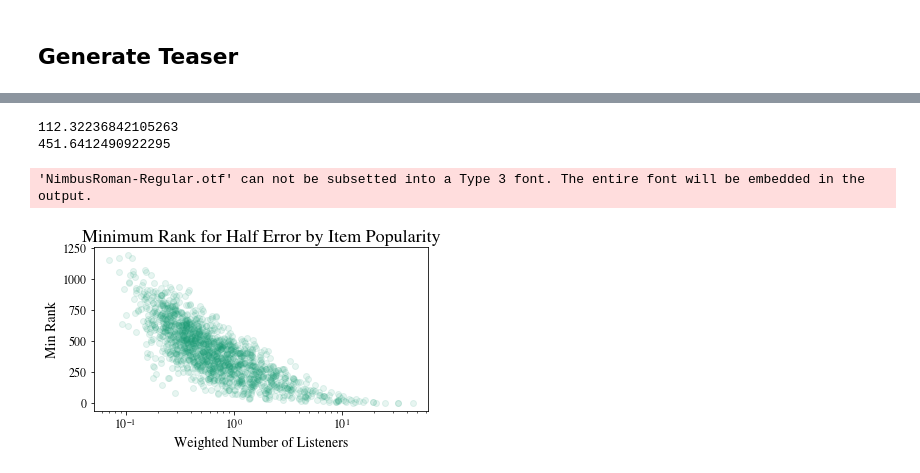
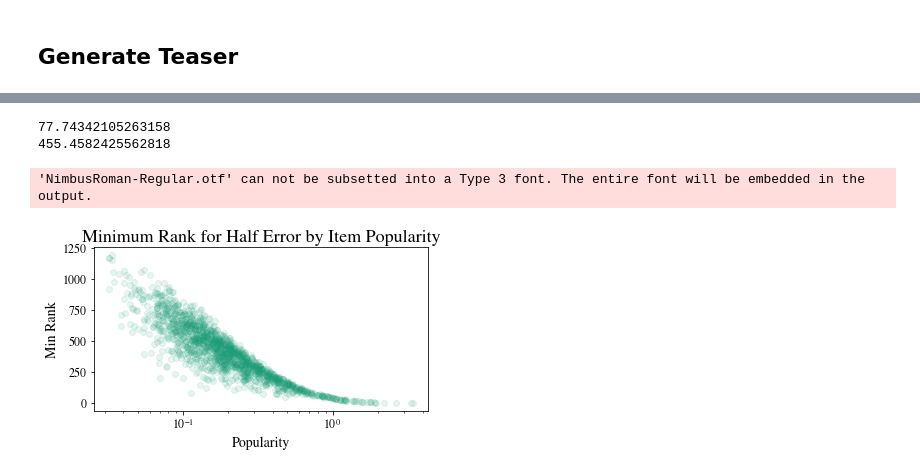
Before and after one commit to dliu18/fair-cf, a Jupyter notebook: Teaser.ipynb, the cells around one changed output, grey strips where cells are left out. Drawn from its saved outputs; the diff is of its cells as text; code cells hidden in the pictures.

```diff
--- a/Teaser.ipynb
+++ b/Teaser.ipynb
@@ -186,41 +186,41 @@ plt.rc('axes', labelsize=14)    # fontsize of the x and y labels
 
 fig, ax = plt.subplots(figsize = (6, 3))
 ax.set_xscale("log")
-ax.set_xlabel("Weighted Number of Listeners")
+ax.set_xlabel("Popularity")
 ax.set_ylabel("Min Rank")
 ax.set_title("Minimum Rank for Half Error by Item Popularity")
 
 U, S, Vh = np.linalg.svd(P, full_matrices = False)
 # err = P - P_pred
 # err_normalized = np.linalg.norm(err, axis = 0) / np.linalg.norm(P, axis = 0)
 min_ranks_for_half_accuracy = np.zeros(P.shape[1])
 P_pred = np.zeros(P.shape)
 for r in tqdm(range(1, d+1)):
     P_pred += np.outer(P @ Vh[r-1], Vh[r-1])
     for j in range(P.shape[1]):
         norm_err = np.linalg.norm(P[:, j] - P_pred[:, j])**2 / np.linalg.norm(P[:, j])**2
         if min_ranks_for_half_accuracy[j] == 0 and norm_err <= 0.5:
             min_ranks_for_half_accuracy[j] = r
 
-popularities = np.sum(P, axis = 0)
+popularities = np.linalg.norm(P, axis = 0)
 ax.scatter(x = popularities, y = min_ranks_for_half_accuracy, c = colors[0], alpha = 0.1, label = "Vanilla")
 
 # P_pred = P @ proj_matrices_max_pred[r]
 # err = P - P_pred
 # err_normalized = np.linalg.norm(err, axis = 0) / np.linalg.norm(P, axis = 0)
 # ax.scatter(x = popularities, y = err_normalized, c = colors[1], alpha = 0.4, label = "Max Prediction")
 
 #ax.set_yscale("log")
 # ax.legend()
 
 num_head = int(0.1 * P.shape[1])
 top_popularities_idx = np.argsort(popularities)
 print(np.mean(min_ranks_for_half_accuracy[top_popularities_idx[-num_head:]]))
 print(np.mean(min_ranks_for_half_accuracy[top_popularities_idx[:-num_head]]))
 
 fig.savefig("figs/top_artist_specialization.pdf", bbox_inches = "tight")
 # %% [output]
-112.32236842105263
-451.6412490922295
+77.74342105263158
+455.4582425562818
 'NimbusRoman-Regular.otf' can not be subsetted into a Type 3 font. The entire font will be embedded in the output.
-[figure, old version]
+[figure, new version]
```
Also changed, not shown: parts of 2 cells of this notebook, 3 other files.
